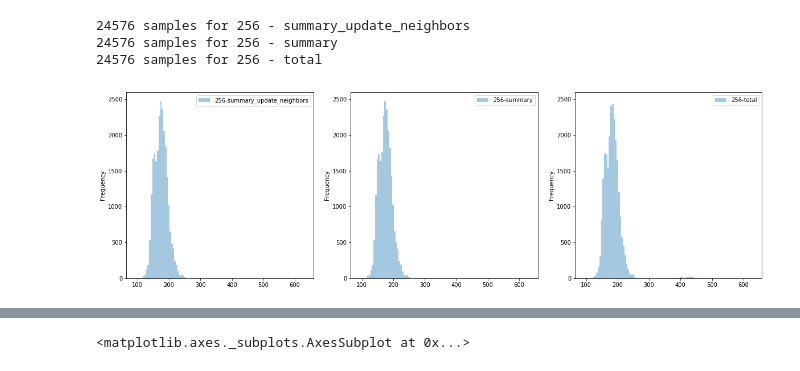
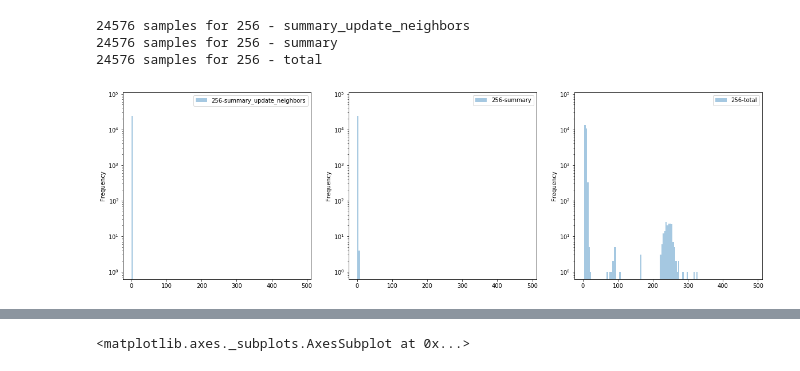
Before and after one commit to agrippa/hoover, a Jupyter notebook: data/analyze-hoover-logs.ipynb, the cells around one changed output, grey strips where cells are left out. Drawn from its saved outputs; the diff is of its cells as text; code cells hidden in the pictures.

```diff
--- a/data/analyze-hoover-logs.ipynb
+++ b/data/analyze-hoover-logs.ipynb
@@ -268,11 +258,11 @@ for nnodes in sorted(dfs.keys()):
 # %%
 # for nnodes in sorted(dfs.keys()):
 #     fig, ax = matplotlib.pyplot.subplots(figsize=(20.0, 6.0))
 #     dfs[nnodes]['summary_update_neighbors'].plot(kind = 'hist', bins = 100, ax = ax, title = str(nnodes))
 
-compare_dist(['summary_update_neighbors', 'summary', 'total'], sep_plots = True)
+compare_dist(['summary_update_neighbors', 'summary', 'total'], sep_plots = True, logy = True)
 # %% [output]
 24576 samples for 256 - summary_update_neighbors
 24576 samples for 256 - summary
 24576 samples for 256 - total
-[figure, old version]
+[figure, new version]
```
Also changed, not shown: parts of 22 cells of this notebook, 2 other files.
